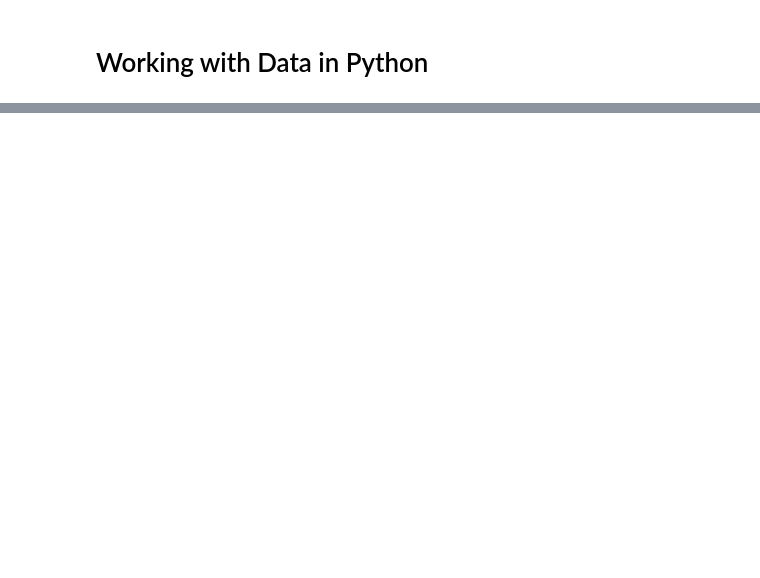
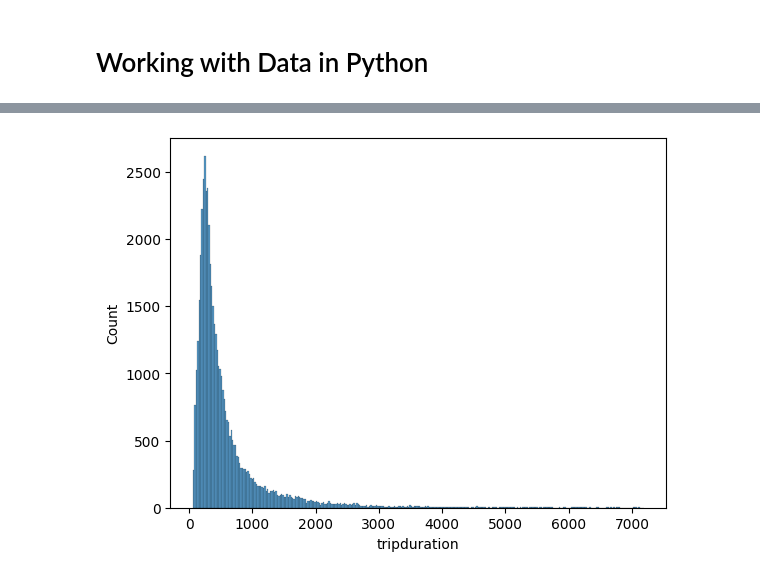
Before and after one commit to nickxscott/INFO658, a Jupyter notebook: notebooks/claudeSandbox/workingwithdata.ipynb, the cells around one changed output, grey strips where cells are left out. Saved outputs shown, nothing was run; the diff lists cells and outputs as text; code cells hidden in the pictures; blank space fills up the shorter version.

```diff
--- a/notebooks/claudeSandbox/workingwithdata.ipynb
+++ b/notebooks/claudeSandbox/workingwithdata.ipynb
@@ -63,0 +334,8 @@ download_url
+# %%
+#So far so good. Now I want to add a column to this dataset. I really like being able to see the trip duration in minutes. It would be helpful if I had that in a column.
+# To do this, I need to convert every value in the tripduration column to minutes using my function seconds_to_minutes, store the output somewhere, then create a new column
+#with all of the results. I can do this by iterrating (or looping) through my dataframe using the method .iterrows(). This method returns index and each row as an array separately.
+#to demonstrate how this method works, I'll just loop through the first five rows of the dataset and print some values
+
+for index, row in df_clean.head().iterrows():
+    print(index, row['start station name'], row['tripduration'])
@@ -63,0 +348,16 @@ download_url
+# %%
+#Now that we see how iterrows() works, let's create our "tripduration_minutes" column. First, we'll create a list variable to hold the values of our new column.
+#then we'll iterrate through the dataset and run our seconds_to_minutes function on every tripduration value and store it in the list. Finally, we'll create a new column
+#with the values in the list
+
+minutes_column=[]
+for index,row in df_clean.iterrows():
+    sec=row.tripduration
+    minutes_string=seconds_to_minutes(sec)
+    #now append the new value to the list above
+    minutes_column.append(minutes_string)
+#create a new column and set the values as our list
+df_clean['tripduration_minutes']=minutes_column
+
+#now let's inspect our work!
+df_clean
@@ -63,0 +387,10 @@ download_url
+# %%
+#lets look at the column called gender. It looks like it's just a number. After reviewing the metadata, I found out that the values mean the following:
+#0=unknown, 1=male, 2=female. Let's convert these gender codes to the actual names using a dictionary and the .map() method, and we'll create a new column to
+#store it
+d_gender={0:'unknown',
+          1:'male',
+          2:'female'}
+#when we use the .map() method on the gender column and pass it our dictionary, it treates the column values as keys of the dictionary and "maps" them to the corresponding values.
+#this is an extremely useful way to create a new column from a category code of this nature.
+df_clean.gender.map(d_gender)
@@ -63,0 +410,4 @@ download_url
+# %%
+#now let's make a new column to show the name of the gender of the rider
+df_clean['gender_description']=df_clean.gender.map(d_gender)
+df_clean
@@ -63,0 +447,5 @@ download_url
+# %%
+import seaborn as sns
+sns.histplot(df_clean, x='tripduration');
+# %% [output]
+[figure, added]
```
Also changed, not shown: parts of 33 cells of this notebook, 2 other files.
